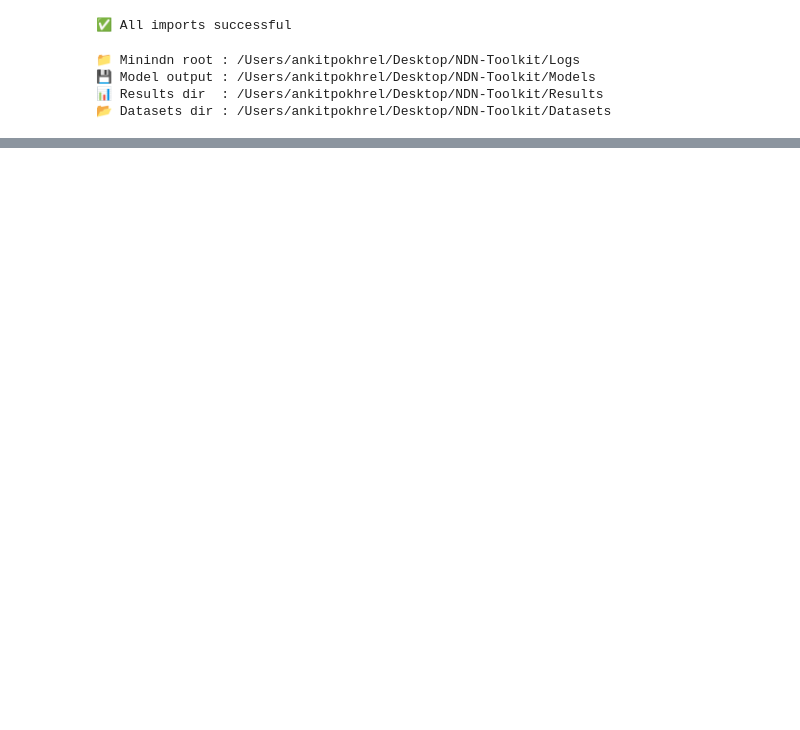
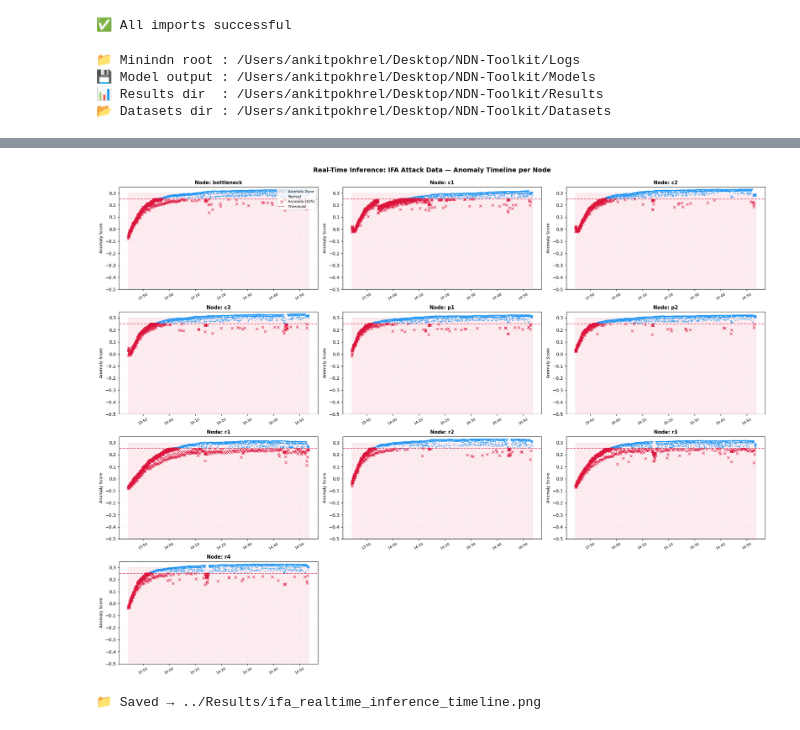
Before and after one commit to fuyalasmit/NDN-Toolkit, a Jupyter notebook: Notebooks/if_model.ipynb, the cells around one changed output, grey strips where cells are left out. Saved outputs shown, nothing was run; the diff lists cells and outputs as text; code cells hidden in the pictures; blank space fills up the shorter version.

```diff
--- a/Notebooks/if_model.ipynb
+++ b/Notebooks/if_model.ipynb
@@ -417,0 +1806,64 @@ display(node_summary_anomaly.sort_values("anomaly_pct", ascending=False))
+# %%
+# ── Real-Time Inference Timeline Plot (IFA)
+# Rebuild results with clean indexing
+scored_clean = pd.DataFrame({
+    'node': scored_results['node'].values,
+    'timestamp': scored_results['timestamp'].values,
+    'anomaly_score': scored_results['anomaly_score'].values,
+    'is_anomaly': scored_results['is_anomaly'].astype(bool).values
+})
+
+nodes_to_plot = sorted(scored_clean['node'].unique())
+n_nodes = len(nodes_to_plot)
+n_cols = min(3, n_nodes)
+n_rows = (n_nodes + n_cols - 1) // n_cols
+
+fig, axes = plt.subplots(n_rows, n_cols, figsize=(7 * n_cols, 4 * n_rows), squeeze=False)
+
+for idx, node in enumerate(nodes_to_plot):
+    ax = axes[idx // n_cols][idx % n_cols]
+    grp = scored_clean[scored_clean['node'] == node].sort_values('timestamp').reset_index(drop=True)
+
+    normal = grp[grp['is_anomaly'] == False]
+    anomalous = grp[grp['is_anomaly'] == True]
+
+    # ── Background fill: anomaly zone (below threshold)
+    ax.fill_between(grp['timestamp'], -0.5, 0.3,
+                     alpha=0.08, color='crimson', label='Anomaly Zone')
+
+    # ── Plot normal and anomalous points
+    ax.plot(normal['timestamp'], normal['anomaly_score'],
+            '.', color='#2196F3', markersize=3, alpha=0.6, label='Normal')
+    ax.plot(anomalous['timestamp'], anomalous['anomaly_score'],
+            'x', color='crimson', markersize=6, alpha=0.9, label=f'Anomaly ({len(anomalous)})')
+
+    # ── Threshold line
+    ax.axhline(THRESHOLD_IFA_TUNED, color='crimson', linewidth=1.5, linestyle='--',
+               alpha=0.7, label=f'Threshold')
+
+    # ── Formatting
+    ax.set_title(f'Node: {node}', fontsize=11, fontweight='bold')
+    ax.set_ylabel('Anomaly Score', fontsize=9)
+    ax.xaxis.set_major_formatter(mdates.DateFormatter('%H:%M'))
+    ax.tick_params(axis='x', rotation=30, labelsize=8)
+    ax.grid(alpha=0.25, linestyle=':')
+    if idx == 0:
+        ax.legend(fontsize=8, loc='upper right')
+
+    # Set consistent y-axis range for comparison
+    ax.set_ylim(-0.5, 0.35)
+
+# Hide unused subplots
+for idx in range(n_nodes, n_rows * n_cols):
+    axes[idx // n_cols][idx % n_cols].set_visible(False)
+
+plt.suptitle('Real-Time Inference: IFA Attack Data — Anomaly Timeline per Node',
+             fontsize=14, fontweight='bold', y=0.995)
+plt.tight_layout()
+ifa_inference_path = Path(RESULTS_DIR) / "ifa_realtime_inference_timeline.png"
+plt.savefig(ifa_inference_path, dpi=150, bbox_inches='tight')
+plt.show()
+print(f"📁 Saved → {ifa_inference_path}")
+# %% [output]
+[figure, added]
+📁 Saved → ../Results/ifa_realtime_inference_timeline.png
```
Also changed, not shown: parts of 28 cells of this notebook, 5 other files.
